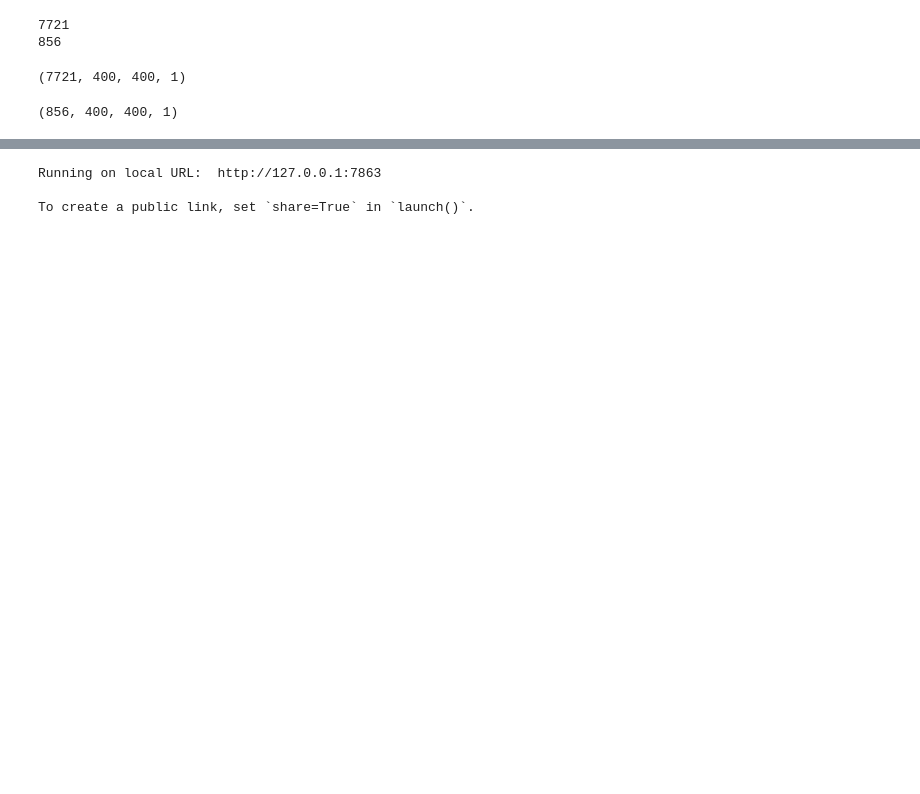
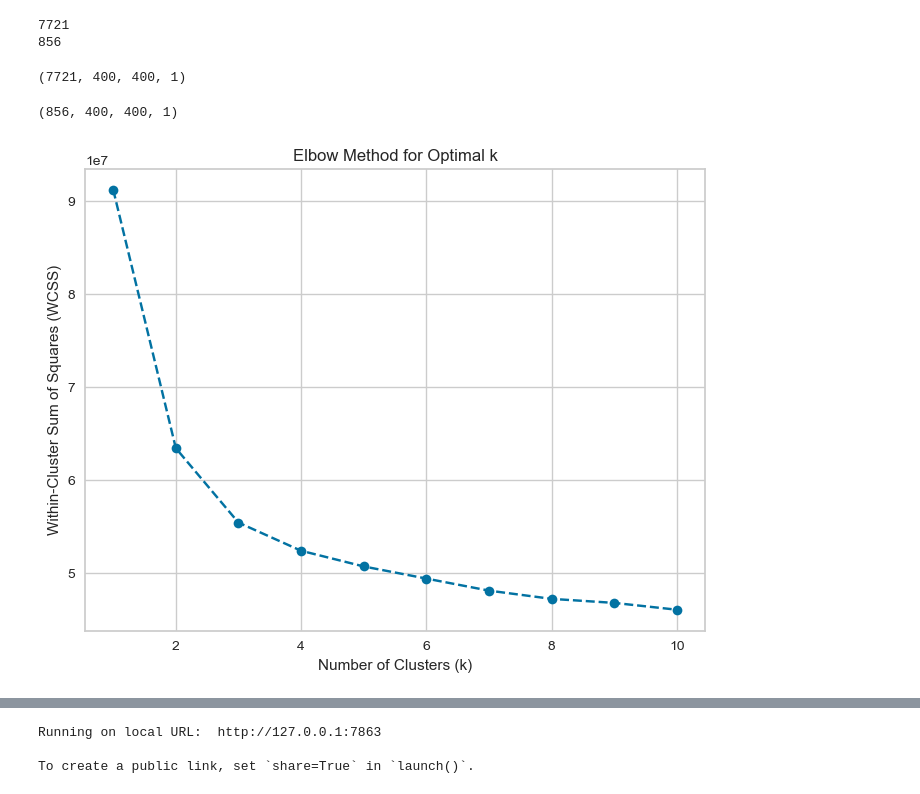
Before and after one commit to ZiadFehr/Art-Style-Recognition, a Jupyter notebook: main.ipynb, the cells around one changed output, grey strips where cells are left out. Saved outputs shown, nothing was run; the diff lists cells and outputs as text; code cells hidden in the pictures; blank space fills up the shorter version.

```diff
--- a/main.ipynb
+++ b/main.ipynb
@@ -133,20 +137,22 @@ val_x.shape
 # %%
 train_x_flat = train_x.reshape(train_x.shape[0], -1)
 val_x_flat = val_x.reshape(val_x.shape[0], -1)
 
 wcss_values = []
 
 # Try different values of k (Elbow method)
 for k in range(1, 11):
-    model = KMeans(n_clusters=k, random_state= None) #change model to Agglomerative accordingly
+    model = KMeans(n_clusters=k, random_state= None)
     model.fit(train_x_flat)
-    wcss_values.append(kmeans_model.inertia_)
+    wcss_values.append(model.inertia_)
 
 # Plot the elbow curve
 plt.figure(figsize=(8, 6))
 plt.plot(range(1, 11), wcss_values, marker='o', linestyle='--', color='b')
 plt.xlabel('Number of Clusters (k)')
 plt.ylabel('Within-Cluster Sum of Squares (WCSS)')
 plt.title('Elbow Method for Optimal k')
 plt.grid(True)
 plt.show()
+# %% [output]
+[figure, added]
```
Also changed, not shown: parts of 10 cells of this notebook.
